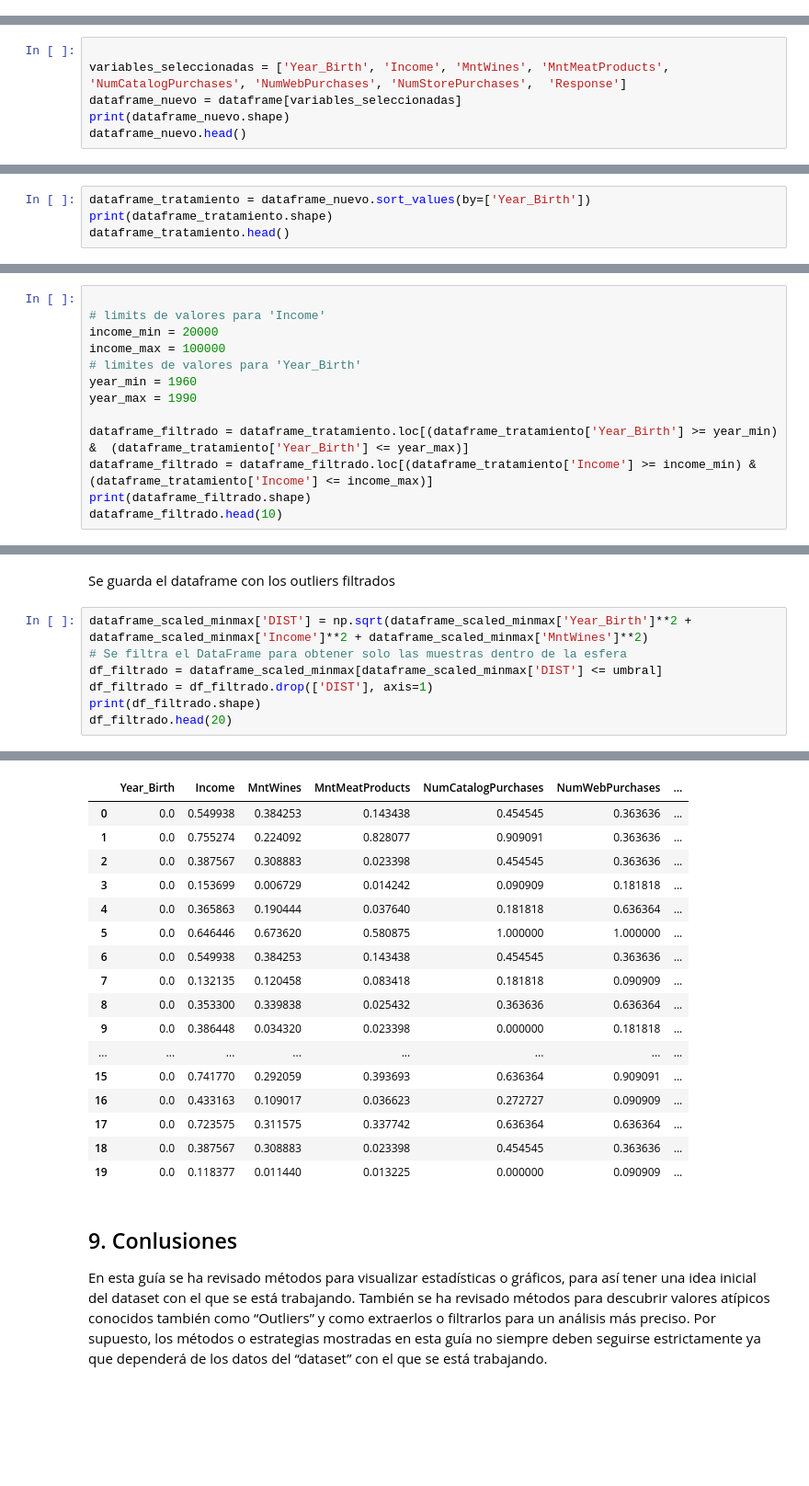
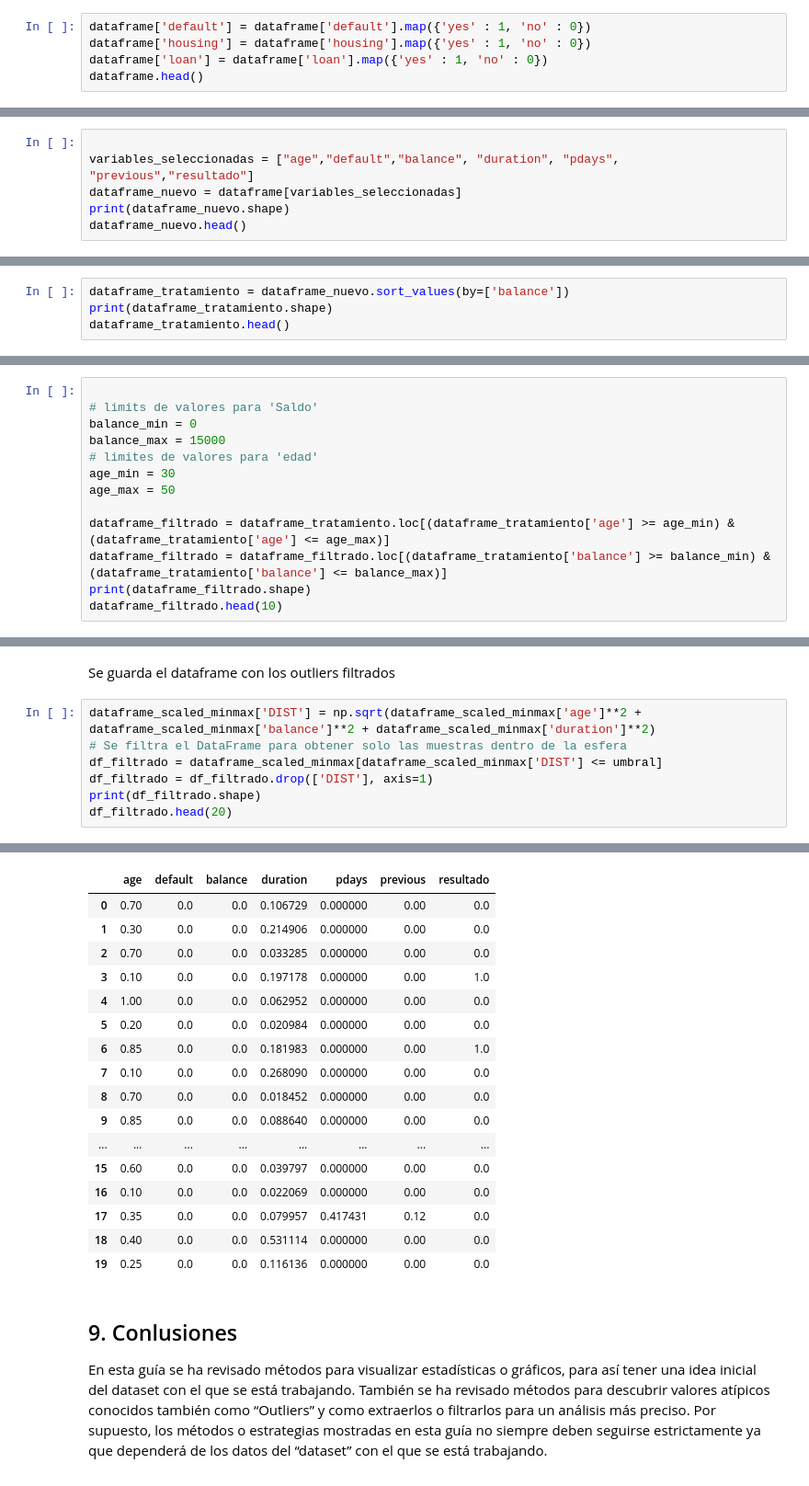
Before and after one commit to juandtap/IA_practica_01, a Jupyter notebook: practica_1_analisis_exploratorio_de_datos.ipynb, the cells around one changed output, grey strips where cells are left out. Shown at 92% size. Saved outputs shown, nothing was run; the diff lists cells and outputs as text; blank space fills up the shorter version.

```diff
--- a/practica_1_analisis_exploratorio_de_datos.ipynb
+++ b/practica_1_analisis_exploratorio_de_datos.ipynb
@@ -204,0 +199,5 @@ Name: count, dtype: int64
+# %%
+dataframe['default'] = dataframe['default'].map({'yes' : 1, 'no' : 0})
+dataframe['housing'] = dataframe['housing'].map({'yes' : 1, 'no' : 0})
+dataframe['loan'] = dataframe['loan'].map({'yes' : 1, 'no' : 0})
+dataframe.head()
@@ -453,6 +598,6 @@ Selección de variables según el análisis de correlación
 # %%
 
-variables_seleccionadas = ['Year_Birth', 'Income', 'MntWines', 'MntMeatProducts', 'NumCatalogPurchases', 'NumWebPurchases', 'NumStorePurchases',  'Response']
+variables_seleccionadas = ["age","default","balance", "duration", "pdays", "previous","resultado"]
 dataframe_nuevo = dataframe[variables_seleccionadas]
 print(dataframe_nuevo.shape)
 dataframe_nuevo.head()
@@ -471,5 +616,5 @@ Se ordena el nuevo dataframe por la variable Year_Birth (Año Nacimiento)
 # %%
-dataframe_tratamiento = dataframe_nuevo.sort_values(by=['Year_Birth'])
+dataframe_tratamiento = dataframe_nuevo.sort_values(by=['balance'])
 print(dataframe_tratamiento.shape)
 dataframe_tratamiento.head()
 # %% [output]
@@ -486,15 +631,15 @@ dataframe_tratamiento.head()
 para los valores maximos y minimos de las variables se toma como referencia el grafico de correlacion 1 (2 variables)
 # %%
 
-# limits de valores para 'Income'
-income_min = 20000
-income_max = 100000
-# limites de valores para 'Year_Birth'
-year_min = 1960
-year_max = 1990
+# limits de valores para 'Saldo'
+balance_min = 0
+balance_max = 15000
+# limites de valores para 'edad'
+age_min = 30
+age_max = 50
 
-dataframe_filtrado = dataframe_tratamiento.loc[(dataframe_tratamiento['Year_Birth'] >= year_min) &  (dataframe_tratamiento['Year_Birth'] <= year_max)]
-dataframe_filtrado = dataframe_filtrado.loc[(dataframe_tratamiento['Income'] >= income_min) &  (dataframe_tratamiento['Income'] <= income_max)]
+dataframe_filtrado = dataframe_tratamiento.loc[(dataframe_tratamiento['age'] >= age_min) &  (dataframe_tratamiento['age'] <= age_max)]
+dataframe_filtrado = dataframe_filtrado.loc[(dataframe_tratamiento['balance'] >= balance_min) &  (dataframe_tratamiento['balance'] <= balance_max)]
 print(dataframe_filtrado.shape)
 dataframe_filtrado.head(10)
 # %% [output]
@@ -654,7 +803,7 @@ fig3d.show()
 # %% [markdown]
 Se guarda el dataframe con los outliers filtrados
 # %%
-dataframe_scaled_minmax['DIST'] = np.sqrt(dataframe_scaled_minmax['Year_Birth']**2 + dataframe_scaled_minmax['Income']**2 + dataframe_scaled_minmax['MntWines']**2)
+dataframe_scaled_minmax['DIST'] = np.sqrt(dataframe_scaled_minmax['age']**2 + dataframe_scaled_minmax['balance']**2 + dataframe_scaled_minmax['duration']**2)
 # Se filtra el DataFrame para obtener solo las muestras dentro de la esfera
 df_filtrado = dataframe_scaled_minmax[dataframe_scaled_minmax['DIST'] <= umbral]
 df_filtrado = df_filtrado.drop(['DIST'], axis=1)
@@ -665,20 +814,20 @@ df_filtrado.head(20)
-|  | Year_Birth | Income | MntWines | MntMeatProducts | NumCatalogPurchases | NumWebPurchases | ... |
-| 0 | 0.0 | 0.549938 | 0.384253 | 0.143438 | 0.454545 | 0.363636 | ... |
-| 1 | 0.0 | 0.755274 | 0.224092 | 0.828077 | 0.909091 | 0.363636 | ... |
-| 2 | 0.0 | 0.387567 | 0.308883 | 0.023398 | 0.454545 | 0.363636 | ... |
-| 3 | 0.0 | 0.153699 | 0.006729 | 0.014242 | 0.090909 | 0.181818 | ... |
-| 4 | 0.0 | 0.365863 | 0.190444 | 0.037640 | 0.181818 | 0.636364 | ... |
-| 5 | 0.0 | 0.646446 | 0.673620 | 0.580875 | 1.000000 | 1.000000 | ... |
-| 6 | 0.0 | 0.549938 | 0.384253 | 0.143438 | 0.454545 | 0.363636 | ... |
-| 7 | 0.0 | 0.132135 | 0.120458 | 0.083418 | 0.181818 | 0.090909 | ... |
-| 8 | 0.0 | 0.353300 | 0.339838 | 0.025432 | 0.363636 | 0.636364 | ... |
-| 9 | 0.0 | 0.386448 | 0.034320 | 0.023398 | 0.000000 | 0.181818 | ... |
+|  | age | default | balance | duration | pdays | previous | resultado |
+| 0 | 0.70 | 0.0 | 0.0 | 0.106729 | 0.000000 | 0.00 | 0.0 |
+| 1 | 0.30 | 0.0 | 0.0 | 0.214906 | 0.000000 | 0.00 | 0.0 |
+| 2 | 0.70 | 0.0 | 0.0 | 0.033285 | 0.000000 | 0.00 | 0.0 |
+| 3 | 0.10 | 0.0 | 0.0 | 0.197178 | 0.000000 | 0.00 | 1.0 |
+| 4 | 1.00 | 0.0 | 0.0 | 0.062952 | 0.000000 | 0.00 | 0.0 |
+| 5 | 0.20 | 0.0 | 0.0 | 0.020984 | 0.000000 | 0.00 | 0.0 |
+| 6 | 0.85 | 0.0 | 0.0 | 0.181983 | 0.000000 | 0.00 | 1.0 |
+| 7 | 0.10 | 0.0 | 0.0 | 0.268090 | 0.000000 | 0.00 | 0.0 |
+| 8 | 0.70 | 0.0 | 0.0 | 0.018452 | 0.000000 | 0.00 | 0.0 |
+| 9 | 0.85 | 0.0 | 0.0 | 0.088640 | 0.000000 | 0.00 | 0.0 |
 | ... | ... | ... | ... | ... | ... | ... | ... |
-| 15 | 0.0 | 0.741770 | 0.292059 | 0.393693 | 0.636364 | 0.909091 | ... |
-| 16 | 0.0 | 0.433163 | 0.109017 | 0.036623 | 0.272727 | 0.090909 | ... |
-| 17 | 0.0 | 0.723575 | 0.311575 | 0.337742 | 0.636364 | 0.636364 | ... |
-| 18 | 0.0 | 0.387567 | 0.308883 | 0.023398 | 0.454545 | 0.363636 | ... |
-| 19 | 0.0 | 0.118377 | 0.011440 | 0.013225 | 0.000000 | 0.090909 | ... |
+| 15 | 0.60 | 0.0 | 0.0 | 0.039797 | 0.000000 | 0.00 | 0.0 |
+| 16 | 0.10 | 0.0 | 0.0 | 0.022069 | 0.000000 | 0.00 | 0.0 |
+| 17 | 0.35 | 0.0 | 0.0 | 0.079957 | 0.417431 | 0.12 | 0.0 |
+| 18 | 0.40 | 0.0 | 0.0 | 0.531114 | 0.000000 | 0.00 | 0.0 |
+| 19 | 0.25 | 0.0 | 0.0 | 0.116136 | 0.000000 | 0.00 | 0.0 |
 # %% [markdown]
 ## 9. Conlusiones
 
```
Also changed, not shown: parts of 61 cells of this notebook.
